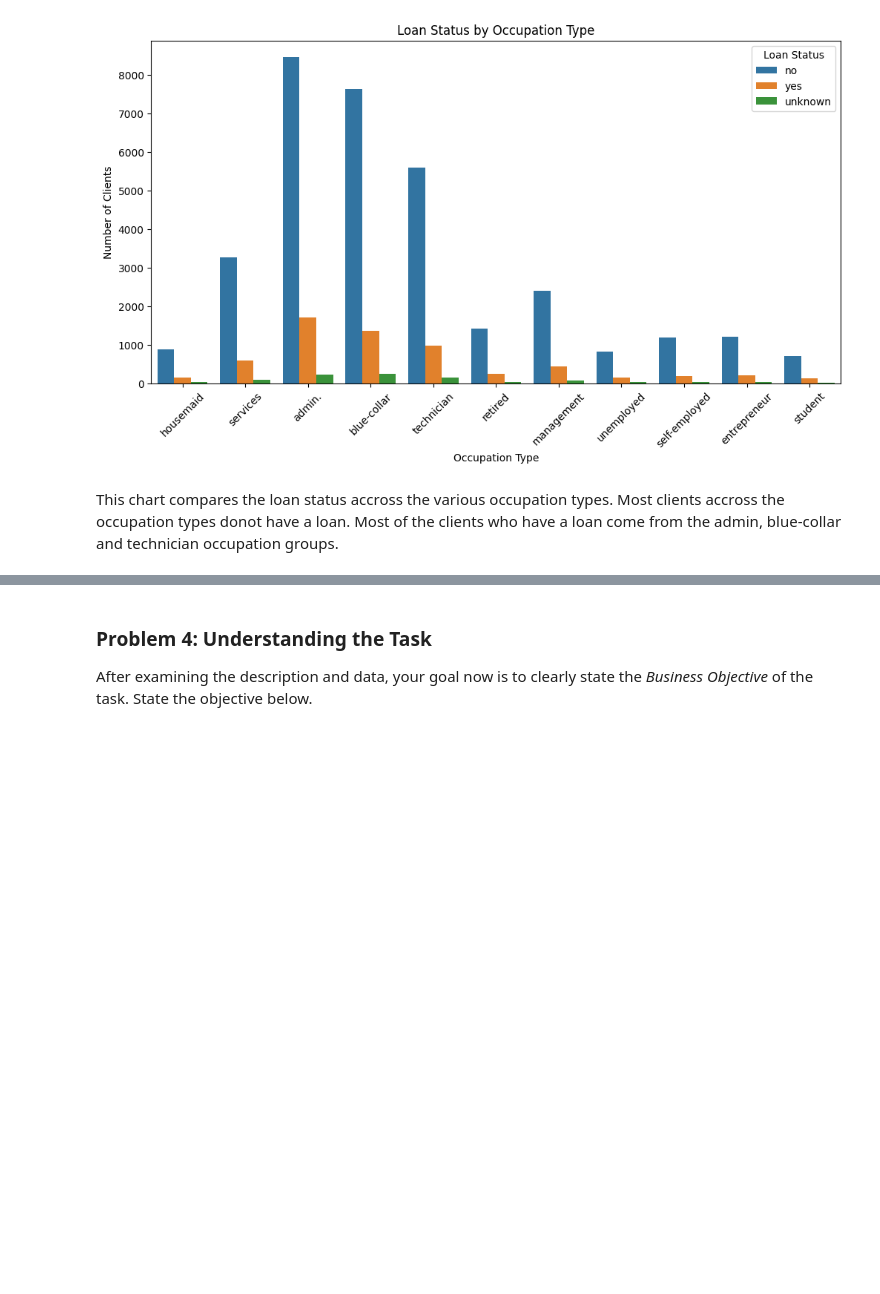
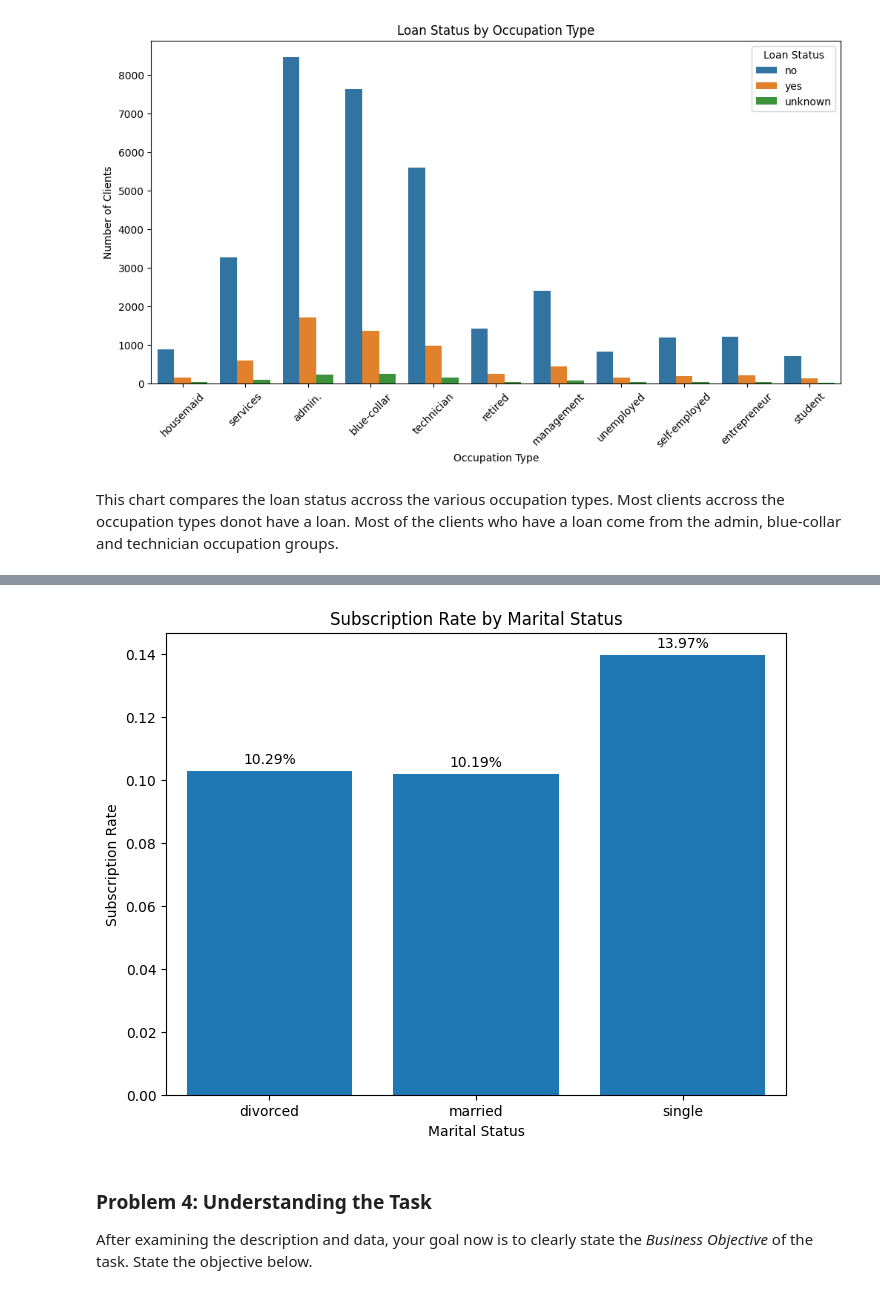
Before and after one commit to anthonyfeaster/UCB-AIML, a Jupyter notebook: Practical-3/prompt_III.ipynb, the cells around one changed output, grey strips where cells are left out. Saved outputs shown, nothing was run; the diff lists cells and outputs as text; code cells hidden in the pictures; blank space fills up the shorter version.

```diff
--- a/Practical-3/prompt_III.ipynb
+++ b/Practical-3/prompt_III.ipynb
@@ -267,3 +274,20 @@ This chart compares the loan status accross the various occupation types. Most c
+# %%
+marital_sub_rate = bank.groupby('marital')['y'].apply(lambda x: (x == 'yes').mean())
+
+plt.figure(figsize=(8, 6))
+marital_sub_rate.plot(kind='bar')
+
+bars = plt.bar(marital_sub_rate.index, marital_sub_rate.values)
+
+plt.title('Subscription Rate by Marital Status')
+plt.xlabel('Marital Status')
+plt.ylabel('Subscription Rate')
+plt.xticks(rotation=0)
+
+plt.bar_label(bars, labels=[f'{value * 100:.2f}%' for value in marital_sub_rate.values], padding=3)
+plt.show()
+# %% [output]
+[figure, added]
 # %% [markdown]
 ### Problem 4: Understanding the Task
 
```
Also changed, not shown: parts of 3 cells of this notebook.
